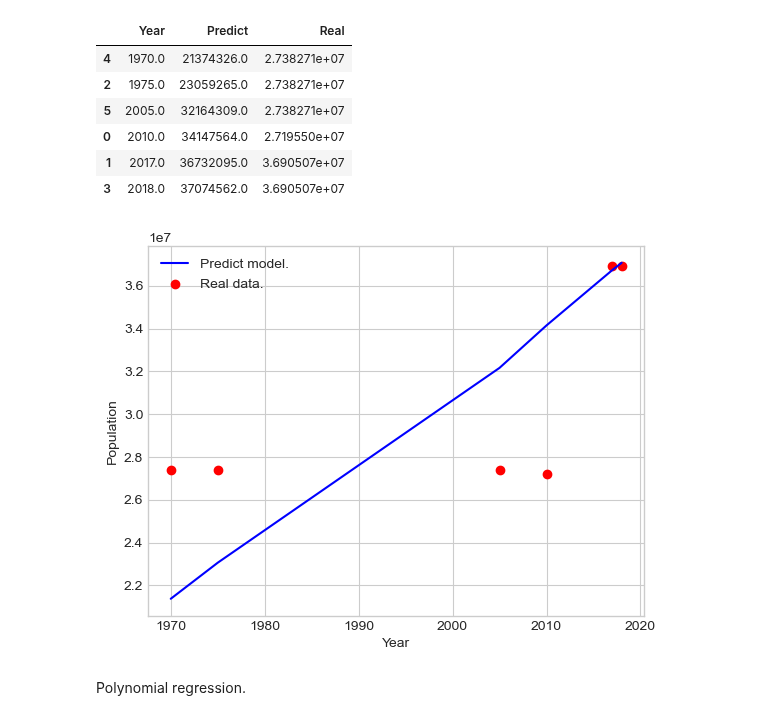
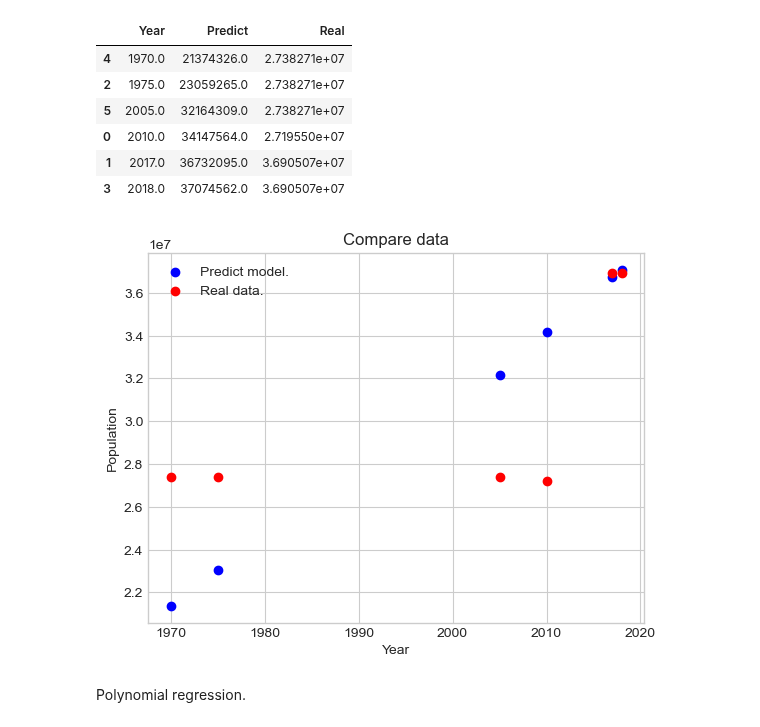
Before and after one commit to HoDangCao/Data-collection-and-population-analysis-of-Asia-and-North-America, a Jupyter notebook: broadcasting.ipynb, the cells around one changed output. Cells and saved outputs as stored; diff of their text form; code cells hidden in the pictures.

Commit message:
update model 2.0

```diff
--- a/broadcasting.ipynb
+++ b/broadcasting.ipynb
@@ -729,13 +729,14 @@ compareData
 | 1 | 2017.0 | 36732095.0 | 3.690507e+07 |
 | 3 | 2018.0 | 37074562.0 | 3.690507e+07 |
 # %%
-plt.plot(compareData.Year,compareData.Predict, color = 'blue', label = 'Predict model.');
+plt.scatter(compareData.Year,compareData.Predict, color = 'blue', label = 'Predict model.');
 plt.scatter(compareData.Year,compareData.Real, color = 'red', label = 'Real data.');
+plt.title('Compare data')
 plt.xlabel("Year");
 plt.ylabel("Population");
 plt.legend();
 # %% [output]
-[figure, old version]
+[figure, new version]
 # %% [markdown]
 Polynomial regression.
 # %%
```
Also changed, not shown: parts of 18 cells of this notebook.
